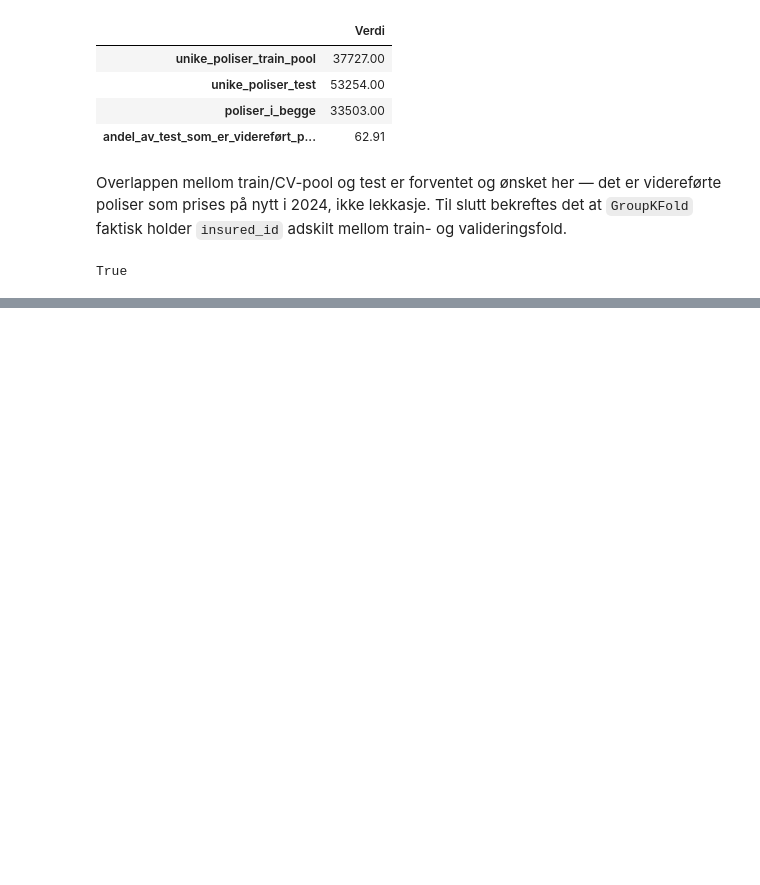
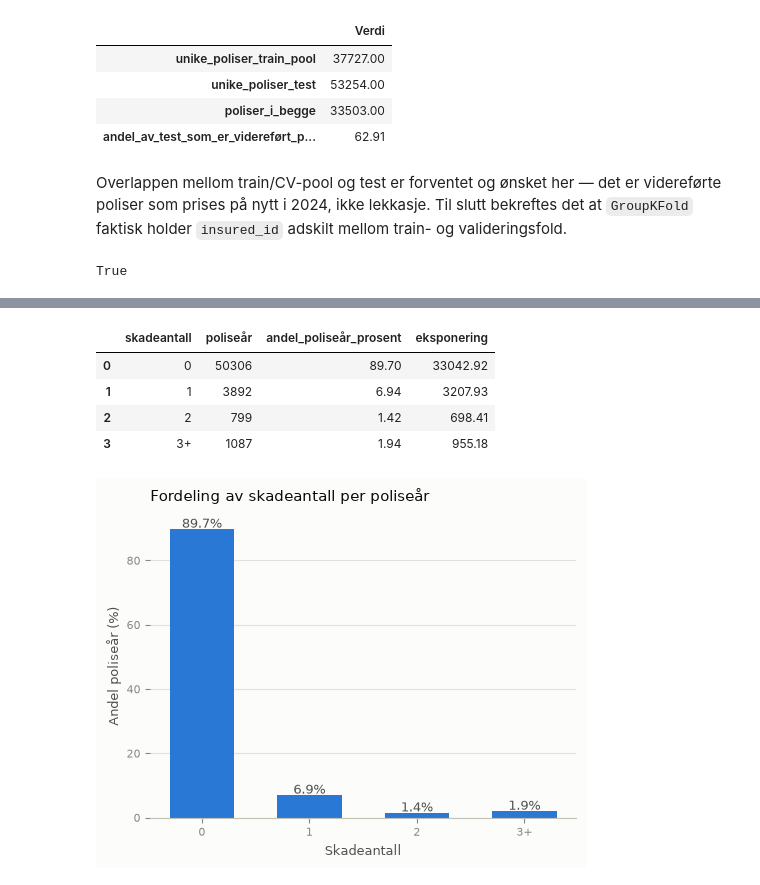
Before and after one commit to MarkusBjerkaas/Motor-Insurance-GLM-ML, a Jupyter notebook: analysis.ipynb, the cells around one changed output, grey strips where cells are left out. Saved outputs shown, nothing was run; the diff lists cells and outputs as text; code cells hidden in the pictures; blank space fills up the shorter version.

```diff
--- a/analysis.ipynb
+++ b/analysis.ipynb
@@ -521,0 +534,11 @@ GroupKFold(n_splits=5, random_state=None, shuffle=False)
+# %%
+claim_distribution = build_claim_count_distribution(train_pool)
+display(claim_distribution)
+display(plot_claim_count_distribution(claim_distribution))
+# %% [output]
+|  | skadeantall | poliseår | andel_poliseår_prosent | eksponering |
+| 0 | 0 | 50306 | 89.70 | 33042.92 |
+| 1 | 1 | 3892 | 6.94 | 3207.93 |
+| 2 | 2 | 799 | 1.42 | 698.41 |
+| 3 | 3+ | 1087 | 1.94 | 955.18 |
+[figure, added]
```
Also changed, not shown: parts of 46 cells of this notebook, 3 other files.
